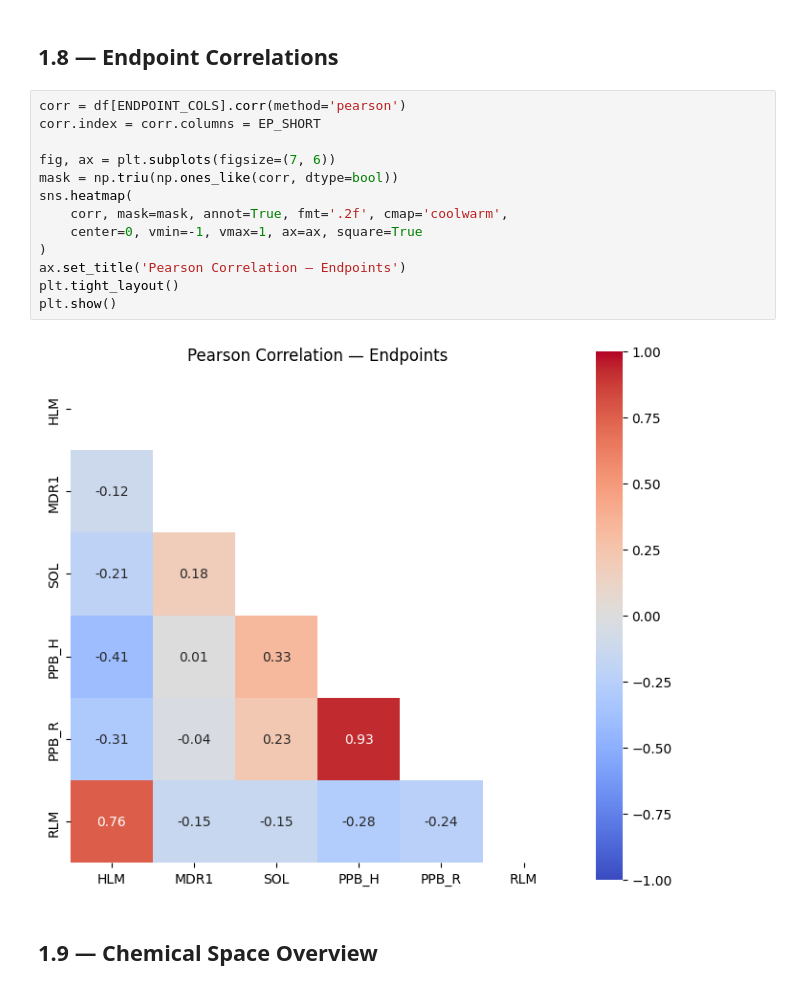
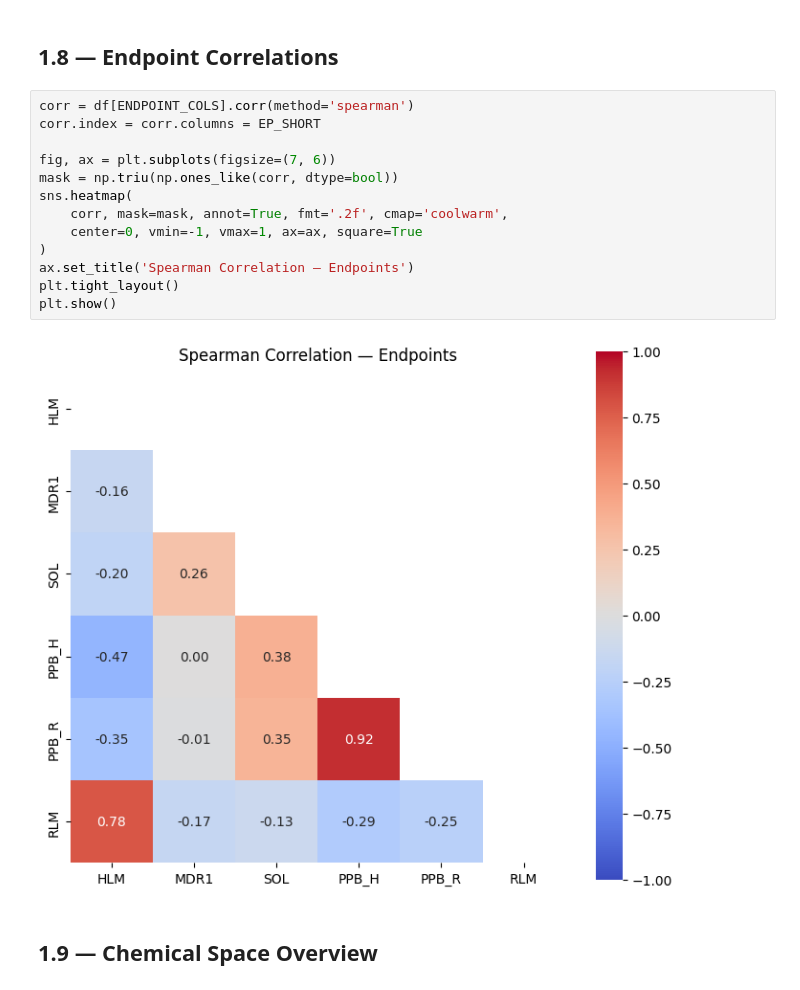
Before and after one commit to Zarif-S/uniq-plus-data-quantity-noise-qsar, a Jupyter notebook: notebooks/01_adme_eda_baseline.ipynb, the cells around one changed output. Saved outputs shown, nothing was run; the diff lists cells and outputs as text.

```diff
--- a/notebooks/01_adme_eda_baseline.ipynb
+++ b/notebooks/01_adme_eda_baseline.ipynb
@@ -280,20 +289,20 @@ plt.show()
 # %% [markdown]
 ## 1.8 — Endpoint Correlations
 # %%
-corr = df[ENDPOINT_COLS].corr(method='pearson')
+corr = df[ENDPOINT_COLS].corr(method='spearman')
 corr.index = corr.columns = EP_SHORT
 
 fig, ax = plt.subplots(figsize=(7, 6))
 mask = np.triu(np.ones_like(corr, dtype=bool))
 sns.heatmap(
     corr, mask=mask, annot=True, fmt='.2f', cmap='coolwarm',
     center=0, vmin=-1, vmax=1, ax=ax, square=True
 )
-ax.set_title('Pearson Correlation — Endpoints')
+ax.set_title('Spearman Correlation — Endpoints')
 plt.tight_layout()
 plt.show()
 # %% [output]
-[figure, old version]
+[figure, new version]
 # %% [markdown]
 ## 1.9 — Chemical Space Overview
 # %%
```
Also changed, not shown: parts of 2 cells of this notebook.
